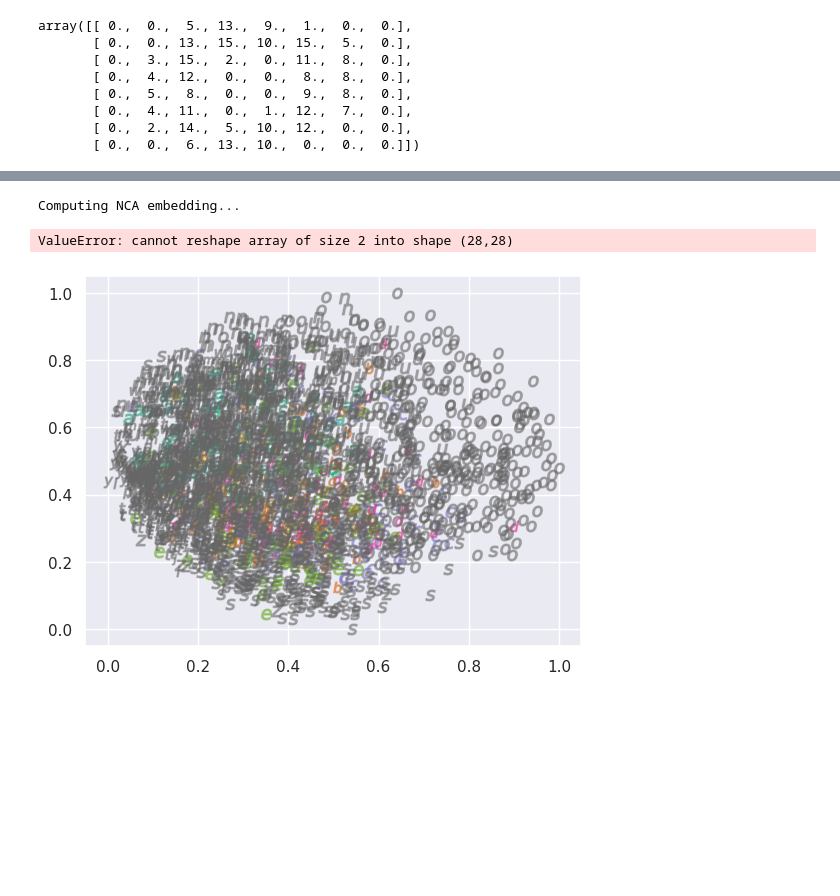
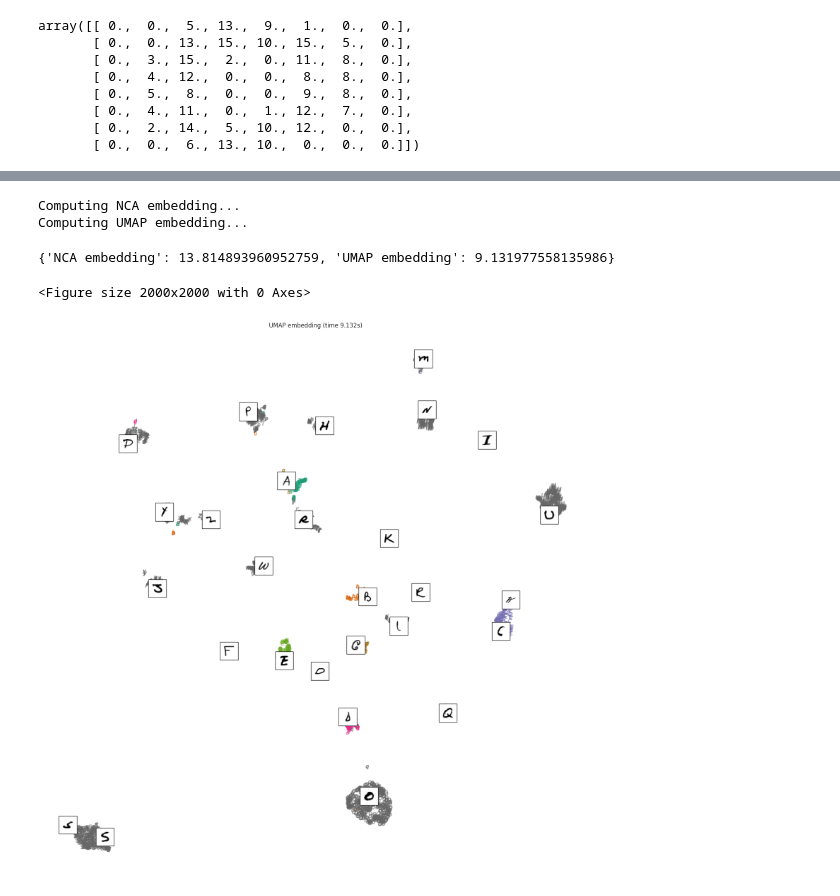
Before and after one commit to jExbrayat/recognize-handwritten-letters, a Jupyter notebook: src/notebooks/dimension-reduction.ipynb, the cells around one changed output, grey strips where cells are left out. Drawn from its saved outputs; the diff is of its cells as text; code cells hidden in the pictures; blank space fills up the shorter version.

Commit message:
junk: UMAP done

```diff
--- a/src/notebooks/dimension-reduction.ipynb
+++ b/src/notebooks/dimension-reduction.ipynb
@@ -270,6 +274,6 @@ array([[  0,   0,   0,   0,   0,   0,   0,   0,   0,   0,   0,   0,   0,
 # %%
 def plot_embedding(X, title):
-    _, ax = plt.subplots()
+    _, ax = plt.subplots(figsize=((20, 20)))
     X = MinMaxScaler().fit_transform(X)
 
     for digit in letters_index:
@@ -279,22 +283,27 @@ def plot_embedding(X, title):
             s=60,
             color=plt.cm.Dark2(digit),
             alpha=0.425,
-            zorder=2,
+            #zorder=2,
         )
+
     shown_images = np.array([[1.0, 1.0]])  # just something big
+
     for i in range(X.shape[0]):
         # plot every digit on the embedding
         # show an annotation box for a group of digits
         dist = np.sum((X[i] - shown_images) ** 2, 1)
+
         if np.min(dist) < 4e-3:
             # don't show points that are too close
             continue
+
         shown_images = np.concatenate([shown_images, [X[i]]], axis=0)
 
-        img = X[i].reshape(img_shape)
+        img = np.array(df.iloc[i, 1:]).reshape(img_shape)
         imagebox = offsetbox.AnnotationBbox(
             offsetbox.OffsetImage(img, cmap=plt.cm.gray_r), X[i]
         )
+
         imagebox.set(zorder=1)
         ax.add_artist(imagebox)
 
@@ -305,6 +314,7 @@ embeddings = {
     "NCA embedding": NeighborhoodComponentsAnalysis(
         n_components=2, init="pca", random_state=0
     ),
+    "UMAP embedding": umap.UMAP(),
 }
 # %%
 from time import time
@@ -323,3 +333,8 @@ for name, transformer in embeddings.items():
     timing[name] = time() - start_time
 # %% [output]
 Computing NCA embedding...
+Computing UMAP embedding...
+# %%
+timing
+# %% [output]
+{'NCA embedding': 13.814893960952759, 'UMAP embedding': 9.131977558135986}
@@ -326,11 +343,15 @@ Computing NCA embedding...
 # %%
+plt.figure(figsize=(20, 20))
+
 for name in timing:
     title = f"{name} (time {timing[name]:.3f}s)"
     plot_embedding(projections[name], title)
 
+plt.savefig("embedding.png")
+plt.savefig("embedding.svg")
 plt.show()
 # %% [output]
-ValueError: cannot reshape array of size 2 into shape (28,28)
+<Figure size 2000x2000 with 0 Axes>
-[figure, old version]
+[figure, new version]
 # %%
 X.shape
```
Also changed, not shown: parts of 7 cells of this notebook.
